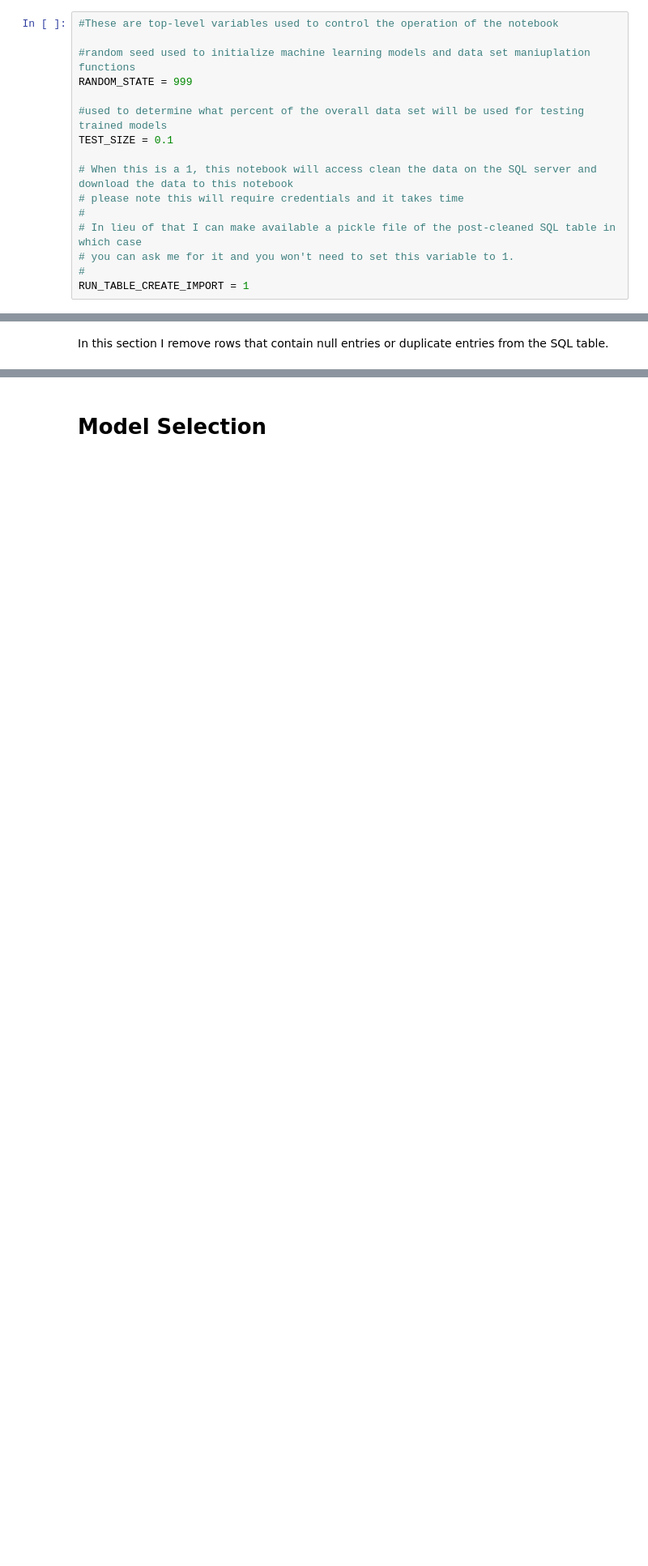
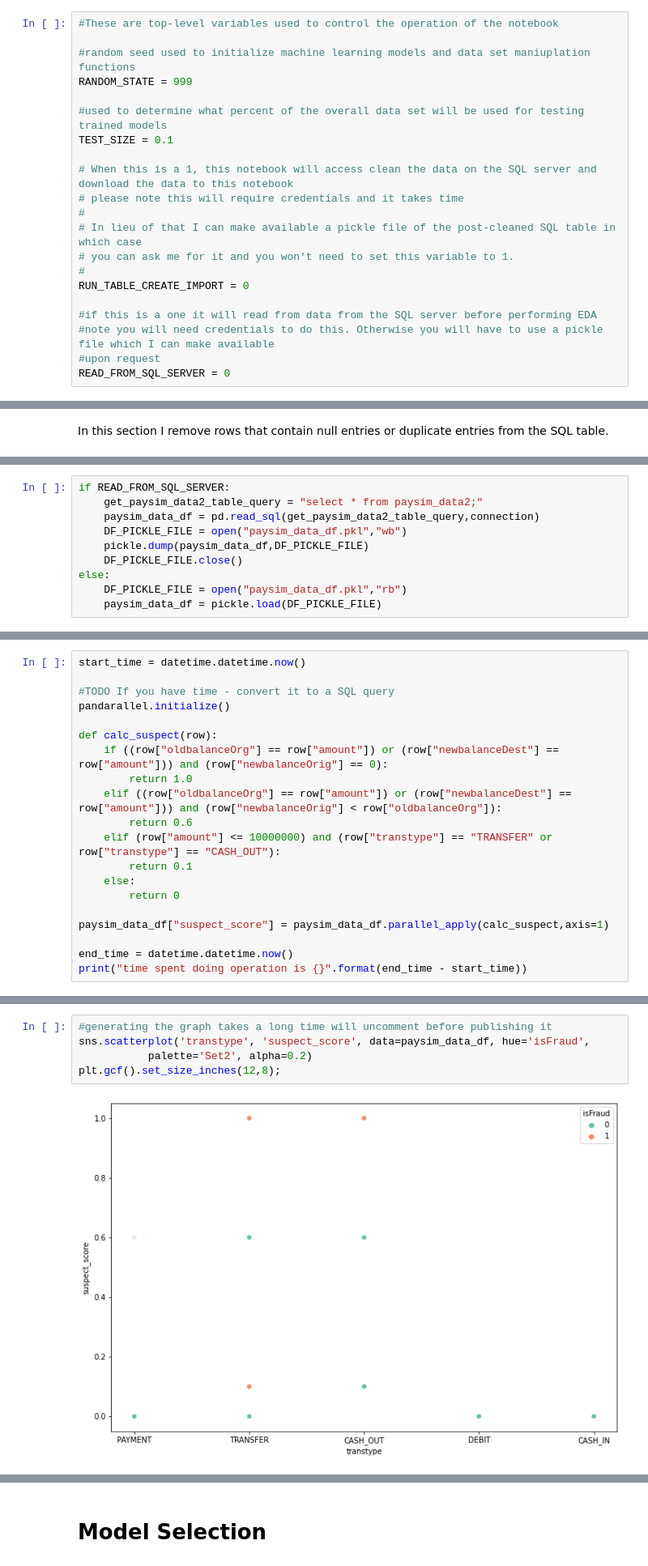
Before and after one commit to michael-a-green/Metis_Project3, a Jupyter notebook: Source/Project3_Final.ipynb, the cells around one changed output, grey strips where cells are left out. Shown at 81% size. Saved outputs shown, nothing was run; the diff lists cells and outputs as text; blank space fills up the shorter version.

```diff
--- a/Source/Project3_Final.ipynb
+++ b/Source/Project3_Final.ipynb
@@ -72,7 +73,12 @@ TEST_SIZE = 0.1
 # In lieu of that I can make available a pickle file of the post-cleaned SQL table in which case
 # you can ask me for it and you won't need to set this variable to 1.
 #
-RUN_TABLE_CREATE_IMPORT = 1
+RUN_TABLE_CREATE_IMPORT = 0
+
+#if this is a one it will read from data from the SQL server before performing EDA
+#note you will need credentials to do this. Otherwise you will have to use a pickle file which I can make available
+#upon request
+READ_FROM_SQL_SERVER = 0
 # %% [markdown]
 # Data Import Data Cleaning In SQL
 # %% [markdown]
@@ -368,0 +359,10 @@ done removing duplicates
+# %%
+if READ_FROM_SQL_SERVER:
+    get_paysim_data2_table_query = "select * from paysim_data2;"
+    paysim_data_df = pd.read_sql(get_paysim_data2_table_query,connection)
+    DF_PICKLE_FILE = open("paysim_data_df.pkl","wb")
+    pickle.dump(paysim_data_df,DF_PICKLE_FILE)
+    DF_PICKLE_FILE.close()
+else:
+    DF_PICKLE_FILE = open("paysim_data_df.pkl","rb")
+    paysim_data_df = pickle.load(DF_PICKLE_FILE)
@@ -370,0 +650,20 @@ done removing duplicates
+# %%
+start_time = datetime.datetime.now()
+
+#TODO If you have time - convert it to a SQL query
+pandarallel.initialize()
+
+def calc_suspect(row):
+    if ((row["oldbalanceOrg"] == row["amount"]) or (row["newbalanceDest"] == row["amount"])) and (row["newbalanceOrig"] == 0):
+        return 1.0
+    elif ((row["oldbalanceOrg"] == row["amount"]) or (row["newbalanceDest"] == row["amount"])) and (row["newbalanceOrig"] < row["oldbalanceOrg"]):
+        return 0.6
+    elif (row["amount"] <= 10000000) and (row["transtype"] == "TRANSFER" or row["transtype"] == "CASH_OUT"):
+        return 0.1
+    else:
+        return 0
+
+paysim_data_df["suspect_score"] = paysim_data_df.parallel_apply(calc_suspect,axis=1)
+
+end_time = datetime.datetime.now()
+print("time spent doing operation is {}".format(end_time - start_time))
@@ -370,0 +676,7 @@ done removing duplicates
+# %%
+#generating the graph takes a long time will uncomment before publishing it
+sns.scatterplot('transtype', 'suspect_score', data=paysim_data_df, hue='isFraud',
+           palette='Set2', alpha=0.2)
+plt.gcf().set_size_inches(12,8);
+# %% [output]
+[figure, added]
```
Also changed, not shown: parts of 87 cells of this notebook.
